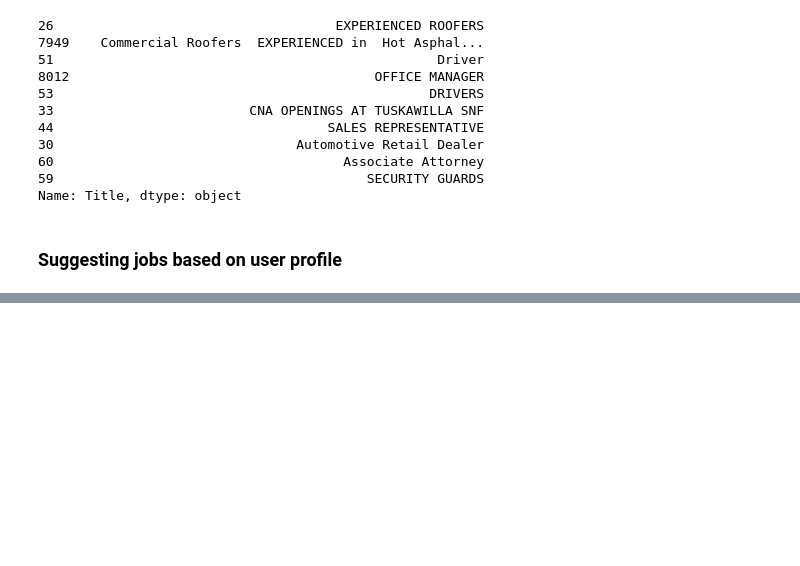
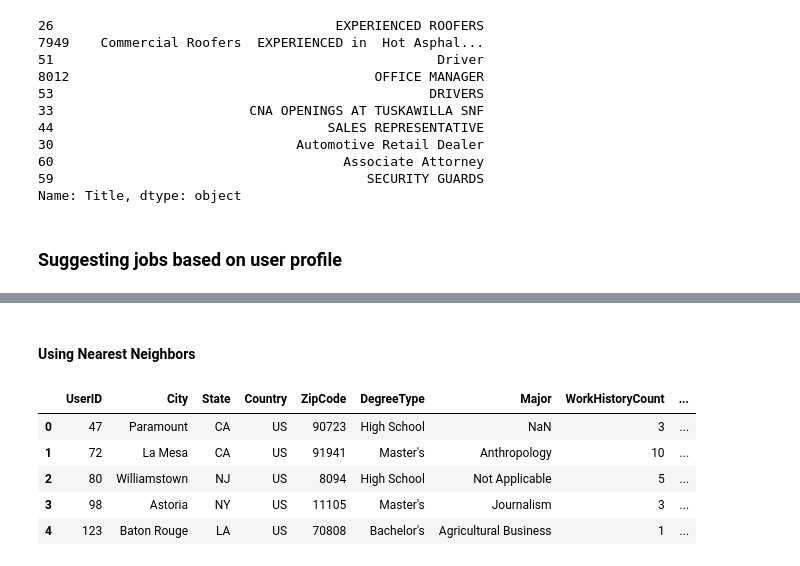
Before and after one commit to bhumikatiwari1603/divyang, a Jupyter notebook: ML/Model/Job_recommendation_engine.ipynb, the cells around one changed output, grey strips where cells are left out. Cells and saved outputs as stored; diff of their text form; code cells hidden in the pictures; blank space fills up the shorter version.

```diff
--- a/ML/Model/Job_recommendation_engine.ipynb
+++ b/ML/Model/Job_recommendation_engine.ipynb
@@ -453,0 +467,14 @@ get_job_id(get_recommendations_userwise(47))
+# %% [markdown]
+#### Using Nearest Neighbors
+# %%
+users = users.loc[users['Country']=='US']
+users = users.iloc[0:10000,:]
+users.drop(['GraduationDate','WindowID','Split'],inplace=True,axis=1)
+users.head()
+# %% [output]
+|  | UserID | City | State | Country | ZipCode | DegreeType | Major | WorkHistoryCount | ... |
+| 0 | 47 | Paramount | CA | US | 90723 | High School | NaN | 3 | ... |
+| 1 | 72 | La Mesa | CA | US | 91941 | Master's | Anthropology | 10 | ... |
+| 2 | 80 | Williamstown | NJ | US | 8094 | High School | Not Applicable | 5 | ... |
+| 3 | 98 | Astoria | NY | US | 11105 | Master's | Journalism | 3 | ... |
+| 4 | 123 | Baton Rouge | LA | US | 70808 | Bachelor's | Agricultural Business | 1 | ... |
```
Also changed, not shown: parts of 25 cells of this notebook.
